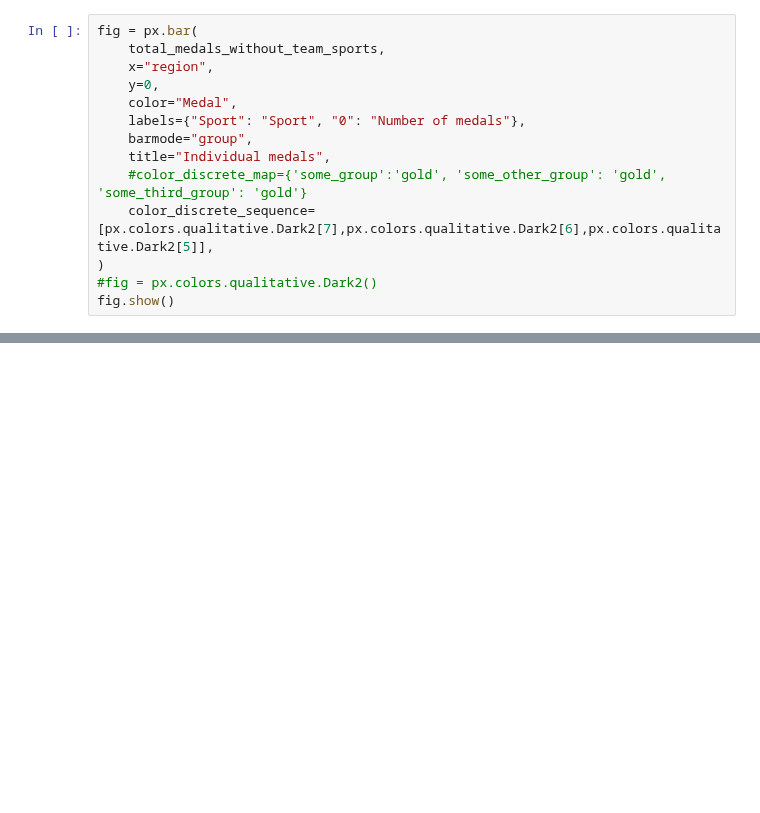
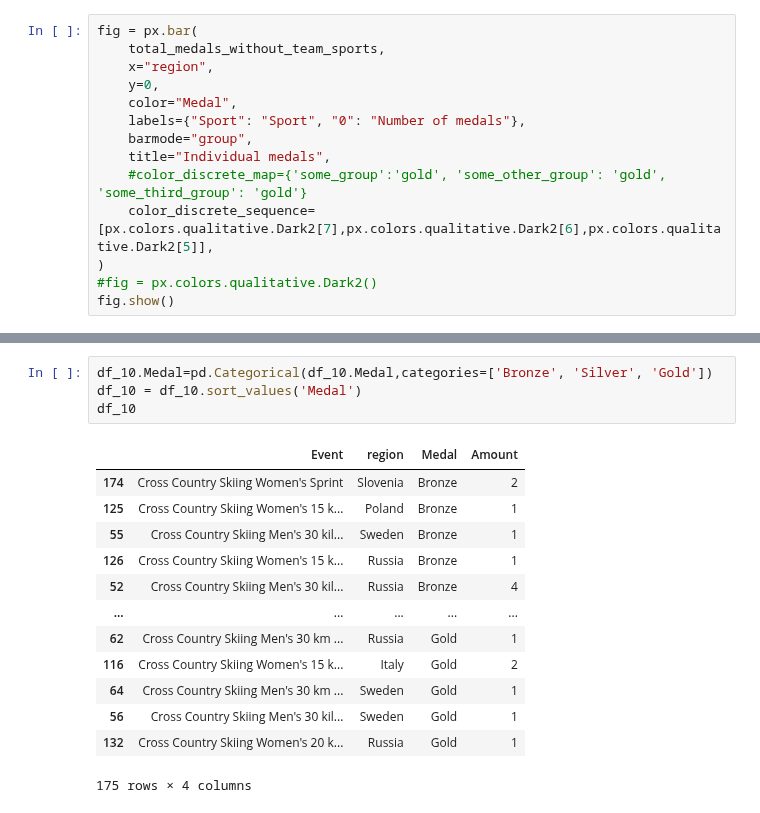
Before and after one commit to wlinds/ITHS-Projekt-OS, a Jupyter notebook: Notes/jonas_uppgift_2_clean.ipynb, the cells around one changed output, grey strips where cells are left out. Drawn from its saved outputs; the diff is of its cells as text; blank space fills up the shorter version.

```diff
--- a/Notes/jonas_uppgift_2_clean.ipynb
+++ b/Notes/jonas_uppgift_2_clean.ipynb
@@ -280,0 +308,18 @@ fig.show()
+# %%
+df_10.Medal=pd.Categorical(df_10.Medal,categories=['Bronze', 'Silver', 'Gold'])
+df_10 = df_10.sort_values('Medal')
+df_10
+# %% [output]
+|  | Event | region | Medal | Amount |
+| 174 | Cross Country Skiing Women's Sprint | Slovenia | Bronze | 2 |
+| 125 | Cross Country Skiing Women's 15 k... | Poland | Bronze | 1 |
+| 55 | Cross Country Skiing Men's 30 kil... | Sweden | Bronze | 1 |
+| 126 | Cross Country Skiing Women's 15 k... | Russia | Bronze | 1 |
+| 52 | Cross Country Skiing Men's 30 kil... | Russia | Bronze | 4 |
+| ... | ... | ... | ... | ... |
+| 62 | Cross Country Skiing Men's 30 km ... | Russia | Gold | 1 |
+| 116 | Cross Country Skiing Women's 15 k... | Italy | Gold | 2 |
+| 64 | Cross Country Skiing Men's 30 km ... | Sweden | Gold | 1 |
+| 56 | Cross Country Skiing Men's 30 kil... | Sweden | Gold | 1 |
+| 132 | Cross Country Skiing Women's 20 k... | Russia | Gold | 1 |
+175 rows × 4 columns
```
Also changed, not shown: parts of 5 cells of this notebook.
